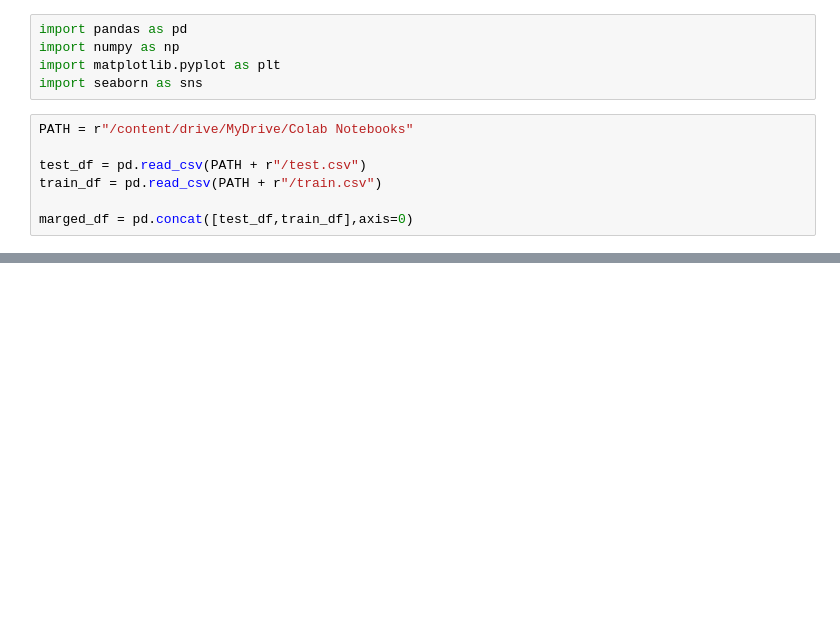
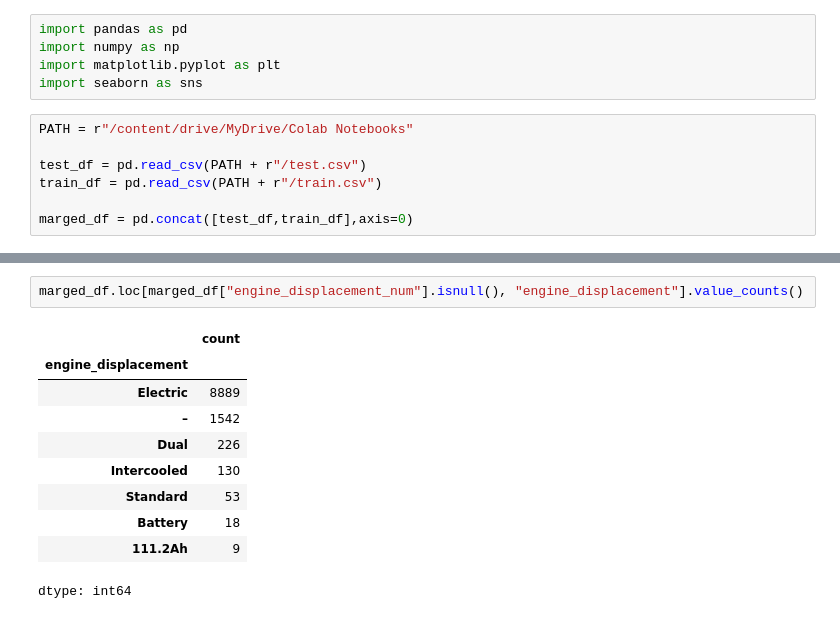
Before and after one commit to Lattemelia/Portforio, a Jupyter notebook: demand forecasting1.ipynb, the cells around one changed output, grey strips where cells are left out. Saved outputs shown, nothing was run; the diff lists cells and outputs as text; blank space fills up the shorter version.

```diff
--- a/demand forecasting1.ipynb
+++ b/demand forecasting1.ipynb
@@ -68,0 +121,13 @@ marged_df[["engine_displacement", "engine_type"]] = marged_df["extracted_engine"
+# %%
+marged_df.loc[marged_df["engine_displacement_num"].isnull(), "engine_displacement"].value_counts()
+# %% [output]
+|  | count |
+| engine_displacement |  |
+| Electric | 8889 |
+| – | 1542 |
+| Dual | 226 |
+| Intercooled | 130 |
+| Standard | 53 |
+| Battery | 18 |
+| 111.2Ah | 9 |
+dtype: int64
```
Also changed, not shown: parts of 9 cells of this notebook.
